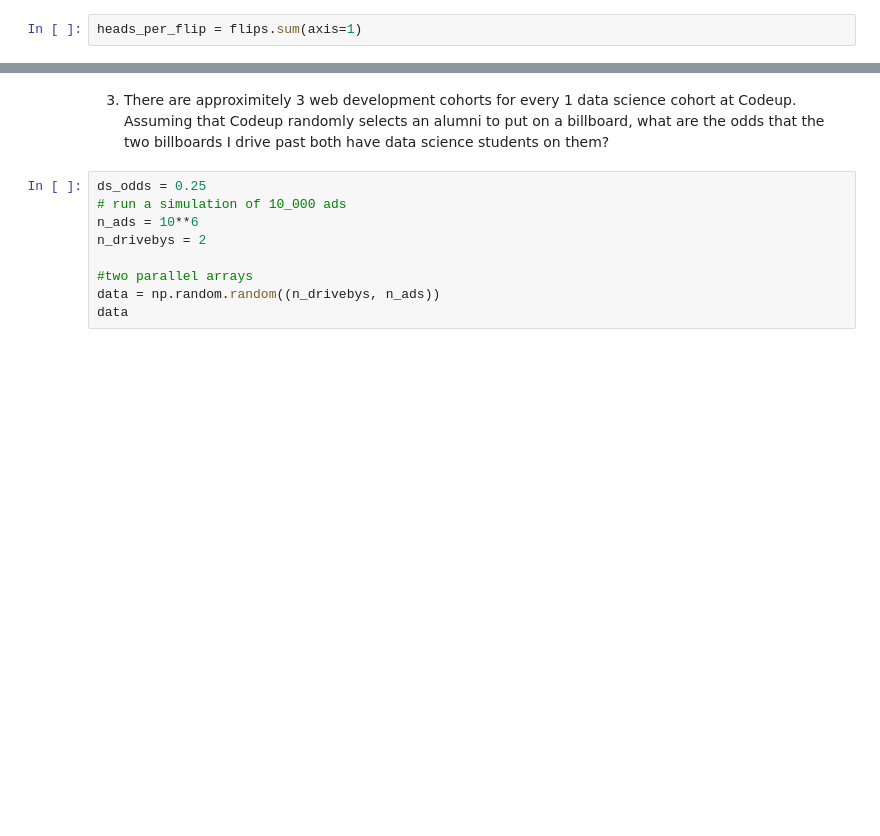
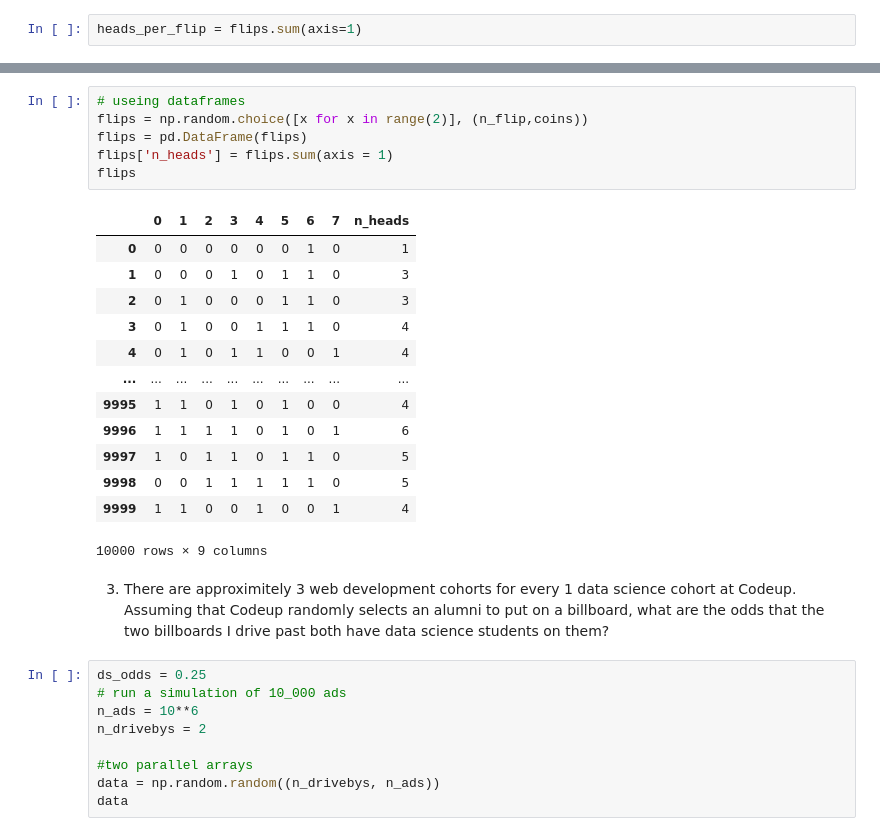
Before and after one commit to stephenfitzsimon/statistics-exercises, a Jupyter notebook: simulation.ipynb, the cells around one changed output, grey strips where cells are left out. Cells and saved outputs as stored; diff of their text form; blank space fills up the shorter version.

```diff
--- a/simulation.ipynb
+++ b/simulation.ipynb
@@ -61,3 +78,23 @@ heads_per_flip = flips.sum(axis=1)
+# %%
+# useing dataframes
+flips = np.random.choice([x for x in range(2)], (n_flip,coins))
+flips = pd.DataFrame(flips)
+flips['n_heads'] = flips.sum(axis = 1)
+flips
+# %% [output]
+|  | 0 | 1 | 2 | 3 | 4 | 5 | 6 | 7 | n_heads |
+| 0 | 0 | 0 | 0 | 0 | 0 | 0 | 1 | 0 | 1 |
+| 1 | 0 | 0 | 0 | 1 | 0 | 1 | 1 | 0 | 3 |
+| 2 | 0 | 1 | 0 | 0 | 0 | 1 | 1 | 0 | 3 |
+| 3 | 0 | 1 | 0 | 0 | 1 | 1 | 1 | 0 | 4 |
+| 4 | 0 | 1 | 0 | 1 | 1 | 0 | 0 | 1 | 4 |
+| ... | ... | ... | ... | ... | ... | ... | ... | ... | ... |
+| 9995 | 1 | 1 | 0 | 1 | 0 | 1 | 0 | 0 | 4 |
+| 9996 | 1 | 1 | 1 | 1 | 0 | 1 | 0 | 1 | 6 |
+| 9997 | 1 | 0 | 1 | 1 | 0 | 1 | 1 | 0 | 5 |
+| 9998 | 0 | 0 | 1 | 1 | 1 | 1 | 1 | 0 | 5 |
+| 9999 | 1 | 1 | 0 | 0 | 1 | 0 | 0 | 1 | 4 |
+10000 rows × 9 columns
 # %% [markdown]
 3. There are approximitely 3 web development cohorts for every 1 data science cohort at Codeup. Assuming that Codeup randomly selects an alumni to put on a billboard, what are the odds that the two billboards I drive past both have data science students on them?
 # %%
```
Also changed, not shown: parts of 49 cells of this notebook, 2 other files.
